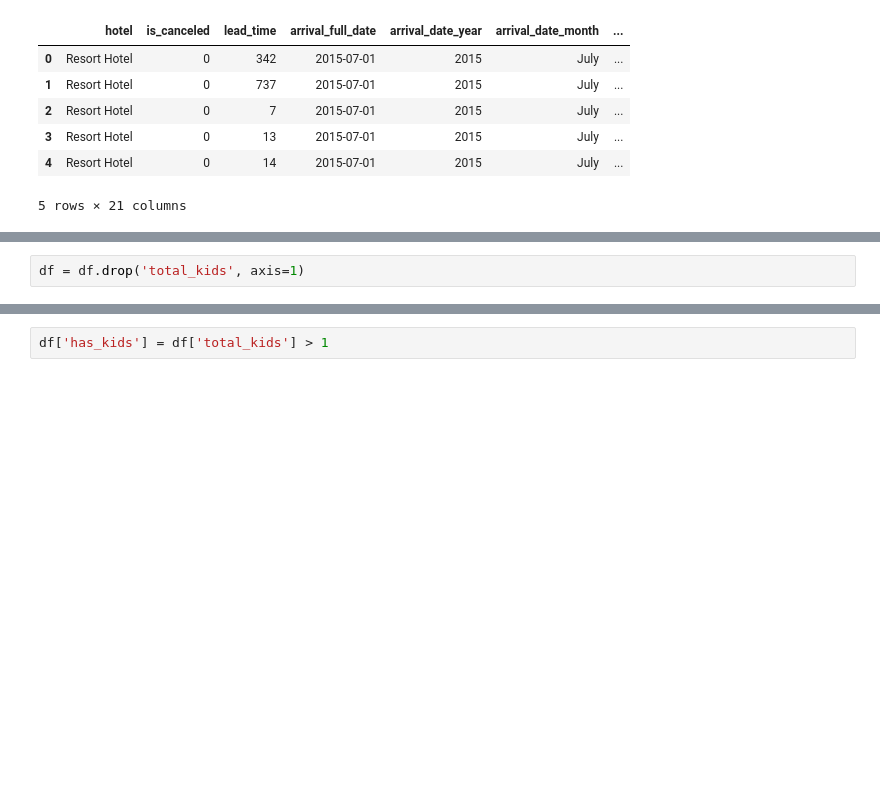
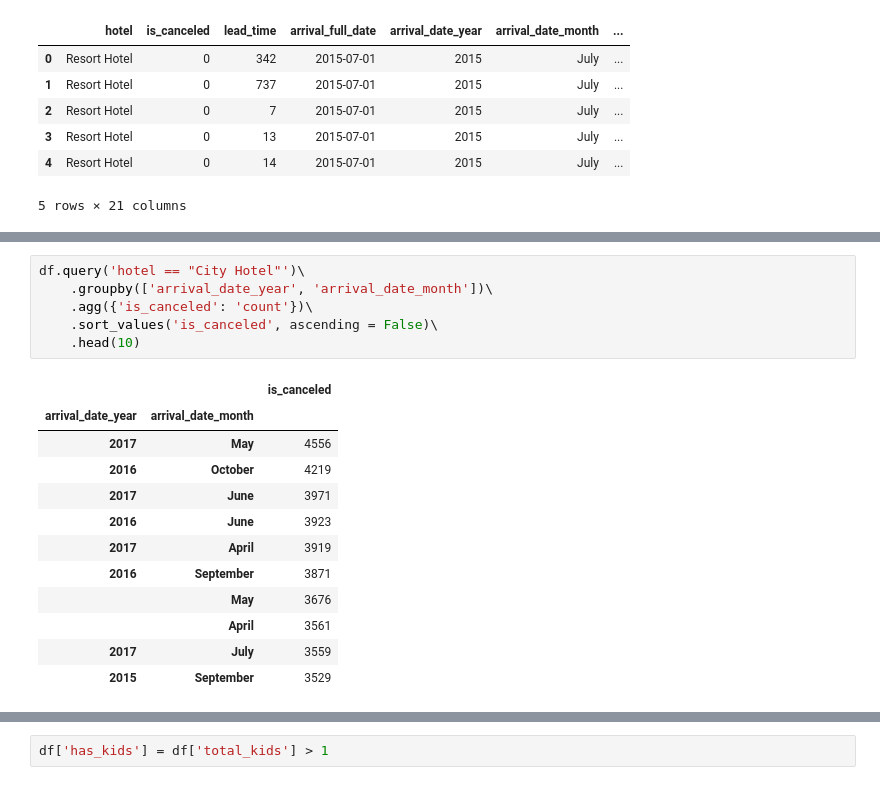
Before and after one commit to skorootdohnem-design/test-task-fo-T-BANK, a Jupyter notebook: Проекты для учебы/Ucheba.ipynb, the cells around one changed output, grey strips where cells are left out. Drawn from its saved outputs; the diff is of its cells as text; blank space fills up the shorter version.

```diff
--- a/2 домашка.ipynb
+++ b/Проекты для учебы/Ucheba.ipynb
@@ -144,2 +140,19 @@ df.head()
-# %%
-df = df.drop('total_kids', axis=1)
+# %%
+df.query('hotel == "City Hotel"')\
+    .groupby(['arrival_date_year', 'arrival_date_month'])\
+    .agg({'is_canceled': 'count'})\
+    .sort_values('is_canceled', ascending = False)\
+    .head(10)
+# %% [output]
+|  |  | is_canceled |
+| arrival_date_year | arrival_date_month |  |
+| 2017 | May | 4556 |
+| 2016 | October | 4219 |
+| 2017 | June | 3971 |
+| 2016 | June | 3923 |
+| 2017 | April | 3919 |
+| 2016 | September | 3871 |
+|  | May | 3676 |
+|  | April | 3561 |
+| 2017 | July | 3559 |
+| 2015 | September | 3529 |
```
Also changed, not shown: parts of 47 cells of this notebook, 16 other files.
